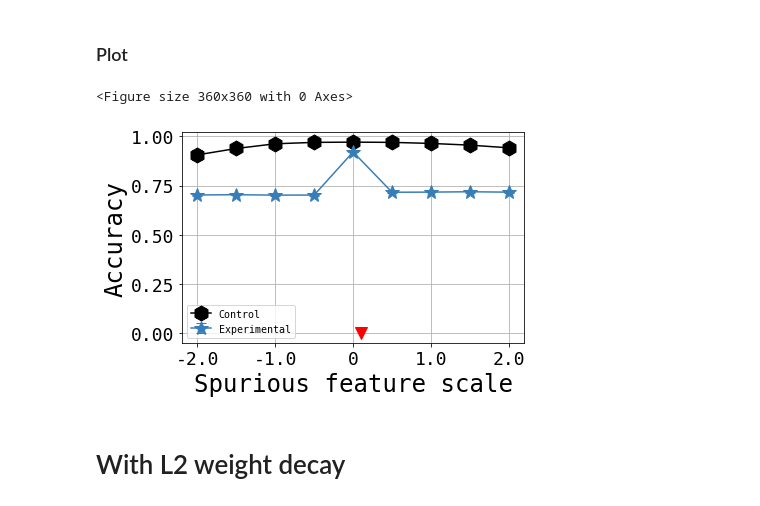
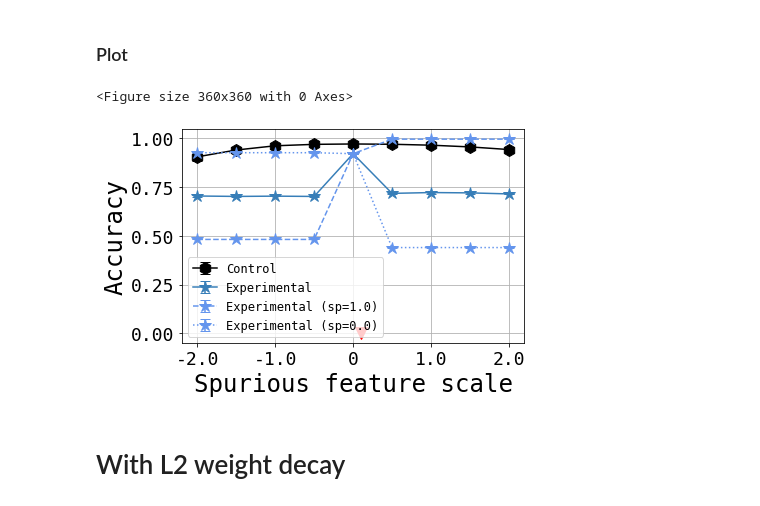
Before and after one commit to minaremeli/OOD-failures, a Jupyter notebook: statistical_skew_MNIST.ipynb, the cells around one changed output. Drawn from its saved outputs; the diff is of its cells as text; code cells hidden in the pictures.

```diff
--- a/statistical_skew_MNIST.ipynb
+++ b/statistical_skew_MNIST.ipynb
@@ -78,6 +78,8 @@ for k in range(5):
 ### Model trained on experimental dataset
 # %%
 exp_accuracies = []
+exp_accuracies_sp1 = []
+exp_accuracies_sp0 = []
 for k in range(5):
     if LOAD_SAVED_MODEL:
         model = MnistNet(n_channels=2)
@@ -85,37 +87,49 @@ for k in range(5):
     else:
         model = train_model_on(experimental, epochs=epochs, name='experimental_%d.pt' % k)
     exp_accuracies.append(accuracies_on_test(model, test_spurious_values))
+    exp_accuracies_sp1.append(accuracies_on_test(model, test_spurious_values, spurious_correlation=1.0))
+    exp_accuracies_sp0.append(accuracies_on_test(model, test_spurious_values, spurious_correlation=0.0))
 # %% [markdown]
 ### Plot
 # %%
 control_accuracies = np.array(control_accuracies).transpose()
 exp_accuracies = np.array(exp_accuracies).transpose()
+exp_accuracies_sp1 = np.array(exp_accuracies_sp1).transpose()
+exp_accuracies_sp0 = np.array(exp_accuracies_sp0).transpose()
 
 y_con = [np.mean(y) for y in control_accuracies]
 y_con_std = [np.std(y) for y in control_accuracies]
 y_exp = [np.mean(y) for y in exp_accuracies]
 y_exp_std = [np.std(y) for y in exp_accuracies]
+y_exp_sp1 = [np.mean(y) for y in exp_accuracies_sp1]
+y_exp_std_sp1 = [np.std(y) for y in exp_accuracies_sp1]
+y_exp_sp0 = [np.mean(y) for y in exp_accuracies_sp0]
+y_exp_std_sp0 = [np.std(y) for y in exp_accuracies_sp0]
 # %%
 mpl.rc('xtick', labelsize=18)
 mpl.rc('ytick', labelsize=18)
 mpl.rcParams['font.family'] ='monospace'
 plt.figure(figsize=(5,5))
 fig, ax = plt.subplots()
 ax.set_xlabel('Spurious feature scale',fontsize=24)
 ax.set_ylabel(r'Accuracy',fontsize=24)
 ax.errorbar(x=test_spurious_values, y=y_con, yerr=y_con_std, marker=markers[0], color=colors[0],
-            capsize=5,markersize=15, label='Control')
+            capsize=5,markersize=12, label='Control')
 ax.errorbar(x=test_spurious_values, y=y_exp, yerr=y_exp_std, marker=markers[1], color=colors[1],
-            capsize=5,markersize=15, label='Experimental')
+            capsize=5,markersize=12, label='Experimental')
+ax.errorbar(x=test_spurious_values, y=y_exp_sp1, yerr=y_exp_std_sp1, marker=markers[1], color='cornflowerblue',
+            capsize=5,markersize=12, label='Experimental (sp=1.0)', linestyle='dashed')
+ax.errorbar(x=test_spurious_values, y=y_exp_sp0, yerr=y_exp_std_sp0, marker=markers[1], color='cornflowerblue',
+            capsize=5,markersize=12, label='Experimental (sp=0.0)', linestyle='dotted')
 ax.plot([0.1], [0.001], marker='v', color='red', markersize=12)
 ax.grid()
 plt.tight_layout()
 plt.xticks([-2.0, -1.0, 0, 1.0, 2.0], ['-2.0', '-1.0', '0', '1.0', '2.0'])
-plt.legend()
+plt.legend(prop={'size': 12})
 plt.savefig(f'plots/mnist_statistical_skew.pdf')
 # %% [output]
 <Figure size 360x360 with 0 Axes>
-[figure, old version]
+[figure, new version]
 # %%
 np.save('results/mnist_statistical_skew_control.npy', control_accuracies)
 np.save('results/mnist_statistical_skew_experimental.npy', exp_accuracies)
```
Also changed, not shown: parts of 20 cells of this notebook, 15 other files.
